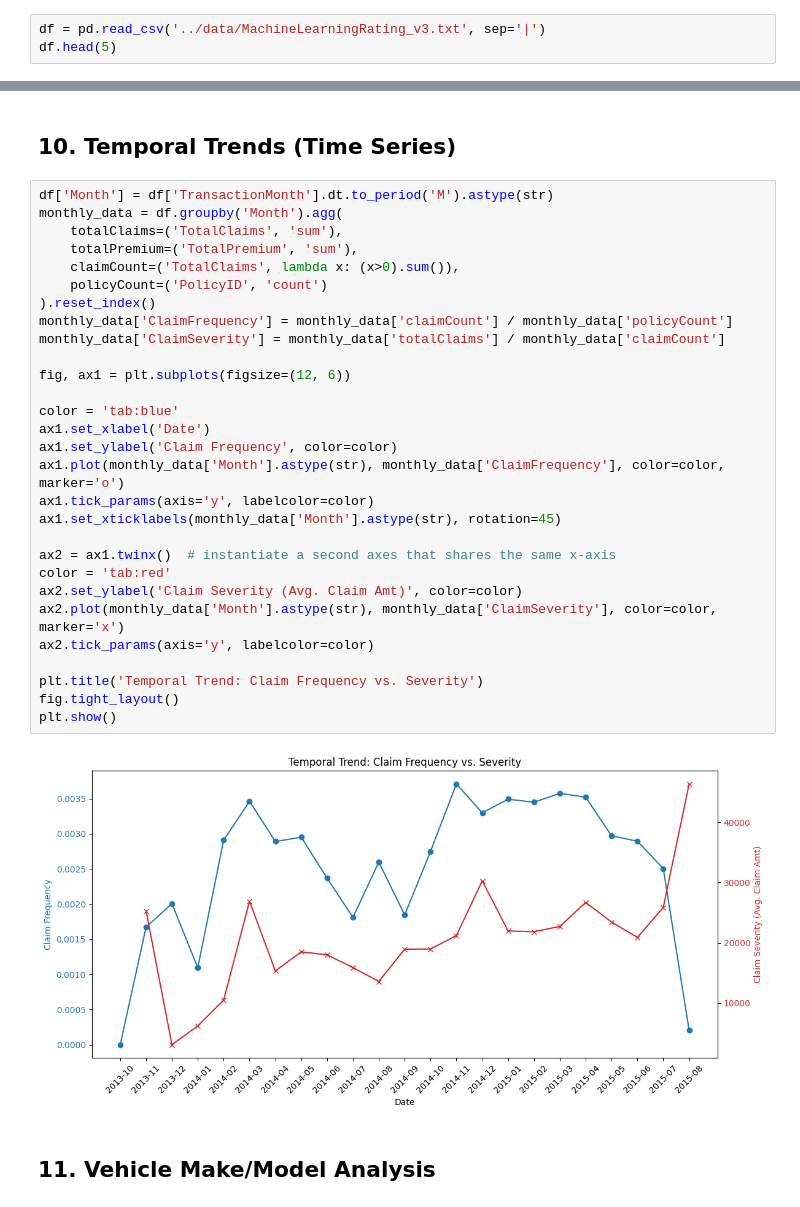
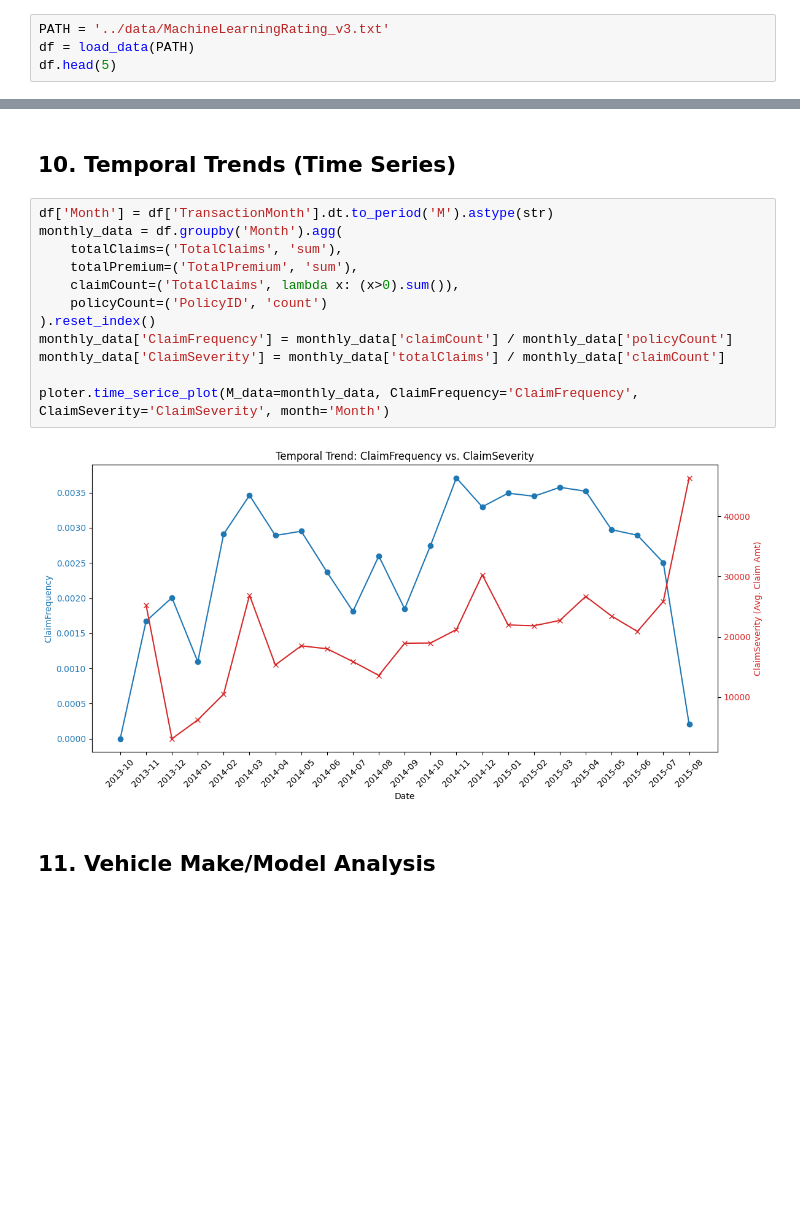
Before and after one commit to Aryam-21/insurance-risk-analytics, a Jupyter notebook: notebooks/task-1.ipynb, the cells around one changed output, grey strips where cells are left out. Drawn from its saved outputs; the diff is of its cells as text; blank space fills up the shorter version.

Commit message:
Creating another python code file for loading data and cleaning data.

```diff
--- a/notebooks/task-1.ipynb
+++ b/notebooks/task-1.ipynb
@@ -14,7 +13,8 @@ ploter = Plot()
 # %% [markdown]
 ## 2. Look at the structure
 # %%
-df = pd.read_csv('../data/MachineLearningRating_v3.txt', sep='|')
+PATH = '../data/MachineLearningRating_v3.txt'
+df = load_data(PATH)
 df.head(5)
 # %% [output]
 |  | UnderwrittenCoverID | PolicyID | TransactionMonth | IsVATRegistered | Citizenship | LegalType | Title | ... |
@@ -222,34 +222,17 @@ Name: count, dtype: int64
 # %%
 df['Month'] = df['TransactionMonth'].dt.to_period('M').astype(str)
 monthly_data = df.groupby('Month').agg(
     totalClaims=('TotalClaims', 'sum'),
     totalPremium=('TotalPremium', 'sum'),
     claimCount=('TotalClaims', lambda x: (x>0).sum()),
     policyCount=('PolicyID', 'count')
 ).reset_index()
 monthly_data['ClaimFrequency'] = monthly_data['claimCount'] / monthly_data['policyCount']
 monthly_data['ClaimSeverity'] = monthly_data['totalClaims'] / monthly_data['claimCount']
 
-fig, ax1 = plt.subplots(figsize=(12, 6))
-
-color = 'tab:blue'
-ax1.set_xlabel('Date')
-ax1.set_ylabel('Claim Frequency', color=color)
-ax1.plot(monthly_data['Month'].astype(str), monthly_data['ClaimFrequency'], color=color, marker='o')
-ax1.tick_params(axis='y', labelcolor=color)
-ax1.set_xticklabels(monthly_data['Month'].astype(str), rotation=45)
-
-ax2 = ax1.twinx()  # instantiate a second axes that shares the same x-axis
-color = 'tab:red'
-ax2.set_ylabel('Claim Severity (Avg. Claim Amt)', color=color)
-ax2.plot(monthly_data['Month'].astype(str), monthly_data['ClaimSeverity'], color=color, marker='x')
-ax2.tick_params(axis='y', labelcolor=color)
-
-plt.title('Temporal Trend: Claim Frequency vs. Severity')
-fig.tight_layout()
-plt.show()
+ploter.time_serice_plot(M_data=monthly_data, ClaimFrequency='ClaimFrequency', ClaimSeverity='ClaimSeverity', month='Month')
 # %% [output]
-[figure, old version]
+[figure, new version]
 # %% [markdown]
 ## 11. Vehicle Make/Model Analysis
 # %%
```
Also changed, not shown: parts of 2 cells of this notebook, 3 other files.
